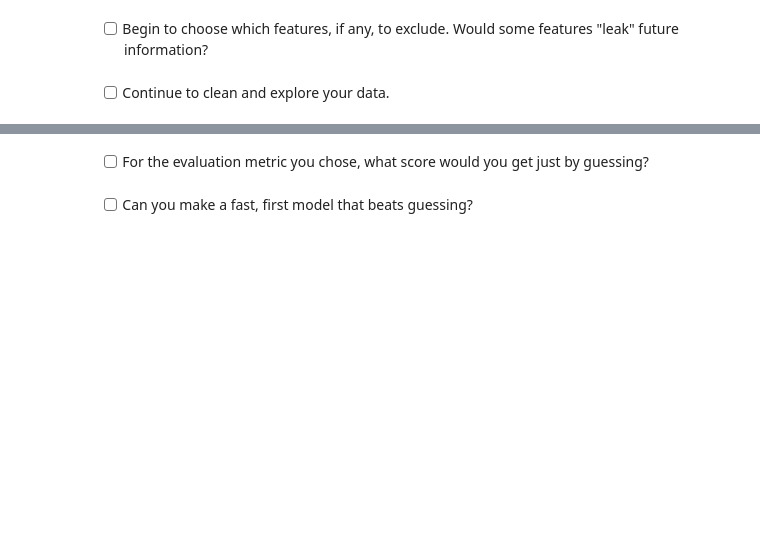
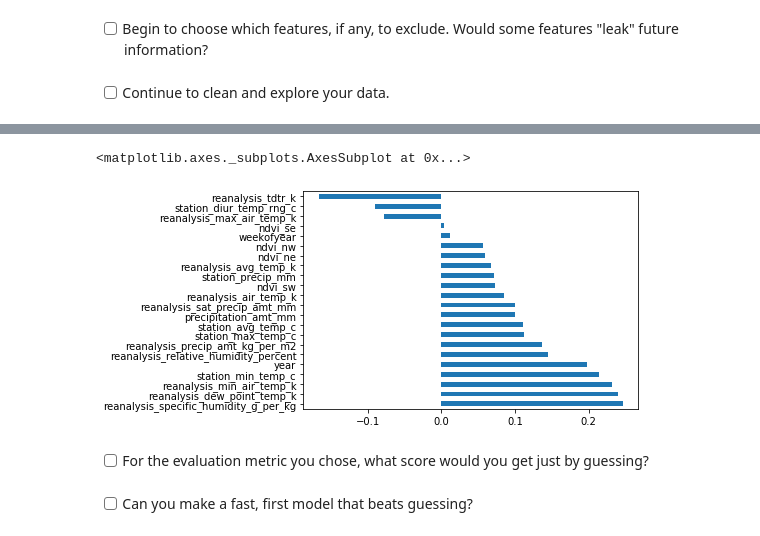
Before and after one commit to JackRossProjects/Dengue-Fever-Prediction, a Jupyter notebook: Dengue-Fever-Prediction.ipynb, the cells around one changed output, grey strips where cells are left out. Cells and saved outputs as stored; diff of their text form; code cells hidden in the pictures; blank space fills up the shorter version.

```diff
--- a/Dengue-Fever-Prediction.ipynb
+++ b/Dengue-Fever-Prediction.ipynb
@@ -217,3 +313,13 @@ sns.lineplot(x='year', y='total_cases',data=train)
+# %%
+(iq_correlations
+     .total_cases
+     .drop('total_cases') # don't compare with myself
+     .sort_values(ascending=False)
+     .plot
+     .barh())
+# %% [output]
+<matplotlib.axes._subplots.AxesSubplot at 0x...>
+[figure, added]
 # %% [markdown]
 - [ ] For the evaluation metric you chose, what score would you get just by guessing?
 # %% [markdown]
```
Also changed, not shown: parts of 16 cells of this notebook.
